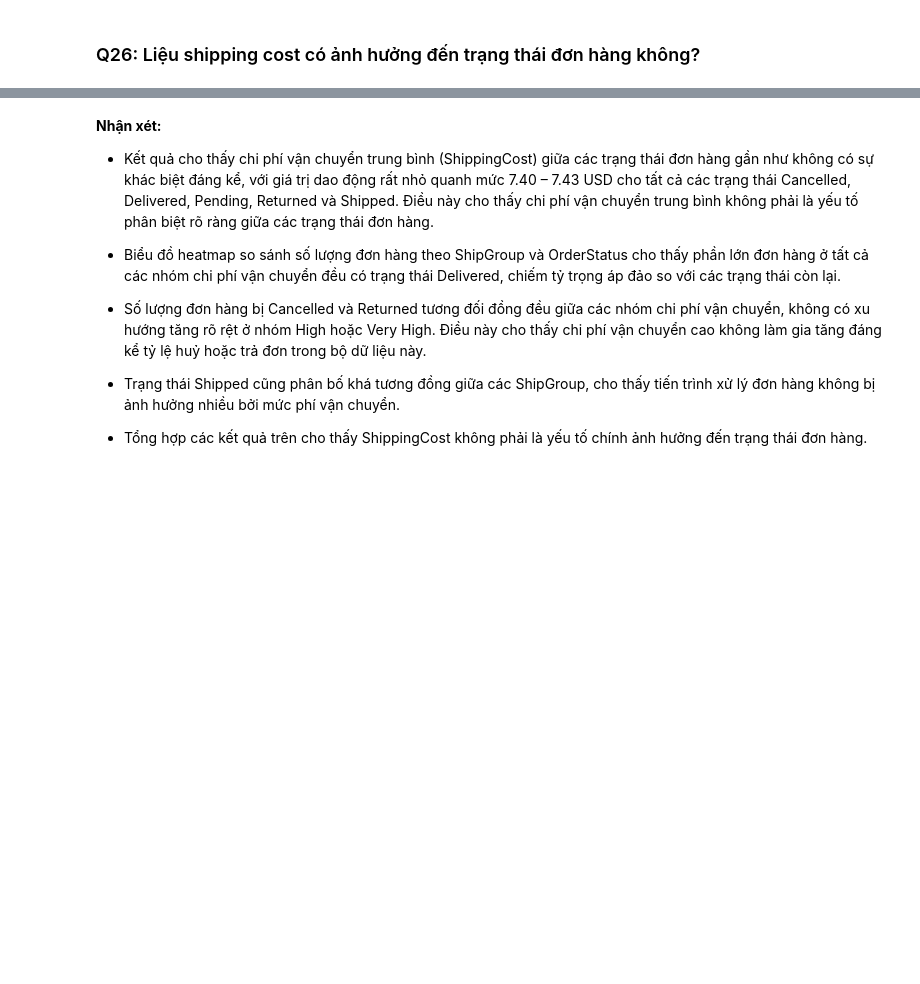
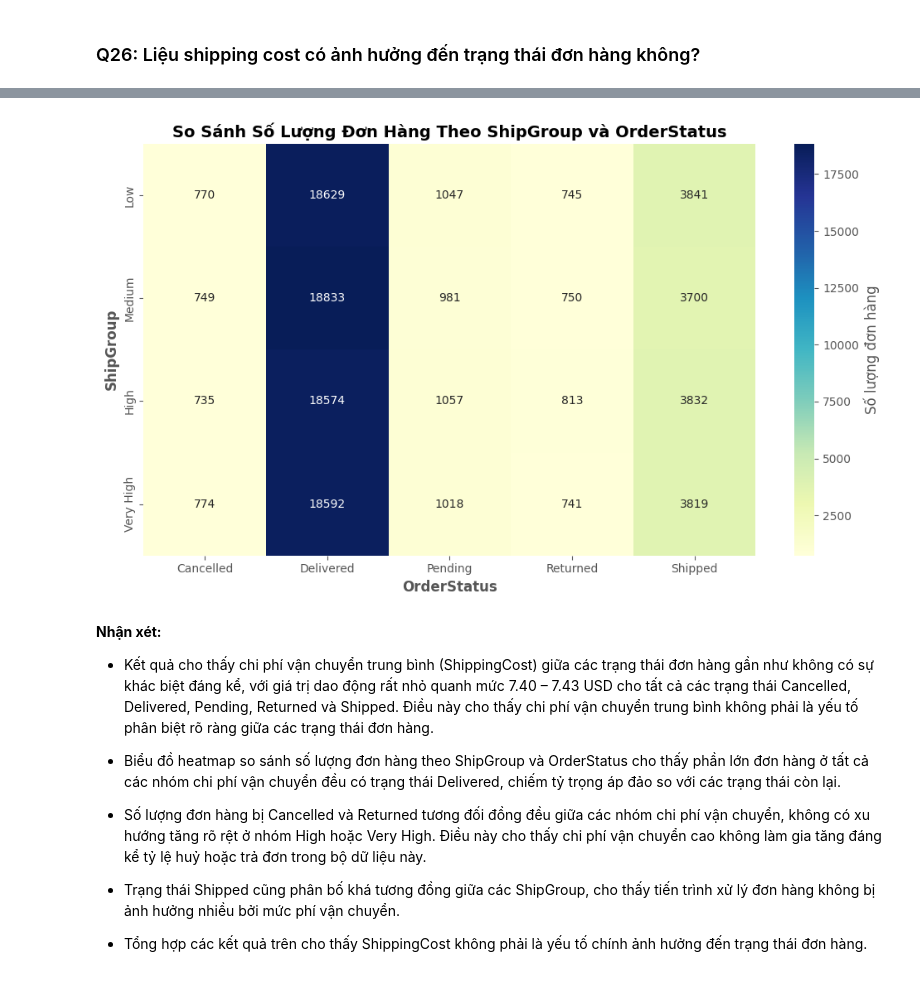
Before and after one commit to khoa2795/Final-Project, a Jupyter notebook: 02_EDA_and_Visualization.ipynb, the cells around one changed output, grey strips where cells are left out. Drawn from its saved outputs; the diff is of its cells as text; code cells hidden in the pictures; blank space fills up the shorter version.

```diff
--- a/02_EDA_and_Visualization.ipynb
+++ b/02_EDA_and_Visualization.ipynb
@@ -511,2 +577,69 @@ Sử dụng Choropleth Map để hiển thị phân bố doanh thu theo quốc g
 # %% [markdown]
 ### Q26: Liệu shipping cost có ảnh hưởng đến trạng thái đơn hàng không?
+# %%
+import pandas as pd
+import seaborn as sns
+import matplotlib.pyplot as plt
+import numpy as np
+
+# 1) Trung bình ShippingCost theo OrderStatus
+shipping_cost_mean = df.groupby("OrderStatus")["ShippingCost"].mean()
+print("Trung bình ShippingCost theo OrderStatus:")
+print(shipping_cost_mean)
+
+# 2) Tạo nhóm ShipGroup (an toàn với missing / ít unique values)
+shipping = df["ShippingCost"]
+
+# Nếu có missing, giữ nguyên nhưng báo cáo
+if shipping.isnull().any():
+    print(f"Cảnh báo: {shipping.isnull().sum()} giá trị ShippingCost bị thiếu.")
+
+labels = ["Low", "Medium", "High", "Very High"]
+try:
+    # Thử qcut trước (chia theo phân vị)
+    df["ShipGroup"] = pd.qcut(shipping, q=4, labels=labels)
+except Exception:
+    # Nếu qcut lỗi (ví dụ quá ít giá trị khác nhau), dùng cut theo bins đều
+    df["ShipGroup"] = pd.cut(shipping, bins=4, labels=labels)
+
+# Nếu vẫn có NaN do giá trị thiếu, thêm category 'Unknown' và điền
+if df["ShipGroup"].isnull().any():
+    df["ShipGroup"] = df["ShipGroup"].astype("category")
+    if "Unknown" not in df["ShipGroup"].cat.categories:
+        df["ShipGroup"] = df["ShipGroup"].cat.add_categories(["Unknown"])
+    df["ShipGroup"] = df["ShipGroup"].fillna("Unknown")
+
+# Đảm bảo thứ tự hợp lý cho hiển thị
+ordered_cats = ["Low", "Medium", "High", "Very High", "Unknown"]
+df["ShipGroup"] = pd.Categorical(
+    df["ShipGroup"],
+    categories=[c for c in ordered_cats if c in df["ShipGroup"].cat.categories],
+    ordered=True,
+)
+
+# 3) Bảng so sánh và in ra
+shipgroup_orderstatus = (
+    df.groupby(["ShipGroup", "OrderStatus"]).size().unstack(fill_value=0)
+)
+print("So sánh số lượng đơn hàng theo ShipGroup và OrderStatus:")
+print(shipgroup_orderstatus)
+
+# 4) Vẽ heatmap
+plt.figure(figsize=(10, 6))
+sns.heatmap(
+    shipgroup_orderstatus,
+    annot=True,
+    fmt="d",
+    cmap="YlGnBu",
+    cbar_kws={"label": "Số lượng đơn hàng"},
+)
+plt.title(
+    "So Sánh Số Lượng Đơn Hàng Theo ShipGroup và OrderStatus",
+    fontsize=14,
+    fontweight="bold",
+)
+plt.xlabel("OrderStatus", fontsize=12, fontweight="bold")
+plt.ylabel("ShipGroup", fontsize=12, fontweight="bold")
+plt.tight_layout()
+plt.show()
+# %% [output]
@@ -513,3 +661,4 @@ Sử dụng Choropleth Map để hiển thị phân bố doanh thu theo quốc g
+[figure, added]
 # %% [markdown]
 **Nhận xét:**
 - Kết quả cho thấy chi phí vận chuyển trung bình (ShippingCost) giữa các trạng thái đơn hàng gần như không có sự khác biệt đáng kể, với giá trị dao động rất nhỏ quanh mức 7.40 – 7.43 USD cho tất cả các trạng thái Cancelled, Delivered, Pending, Returned và Shipped. Điều này cho thấy chi phí vận chuyển trung bình không phải là yếu tố phân biệt rõ ràng giữa các trạng thái đơn hàng.
```
Also changed, not shown: parts of 10 cells of this notebook.
